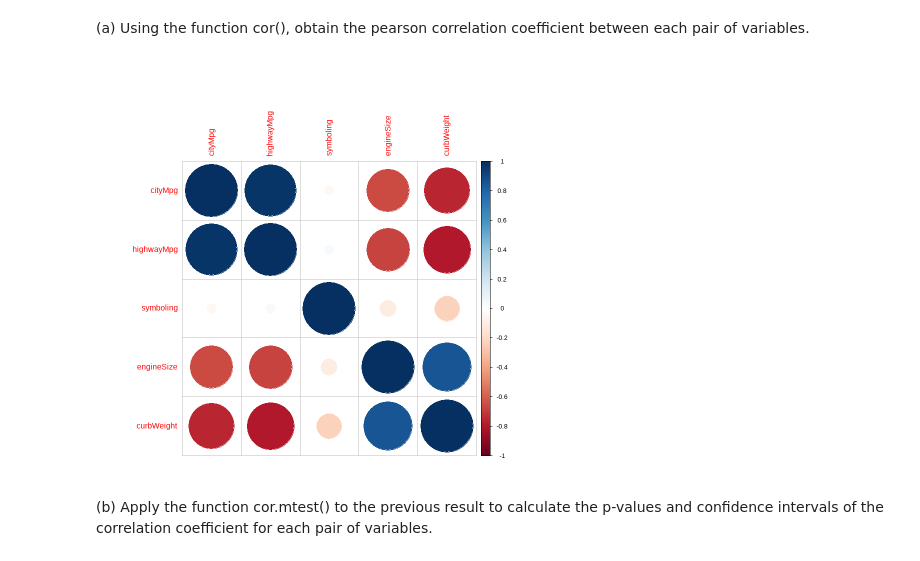
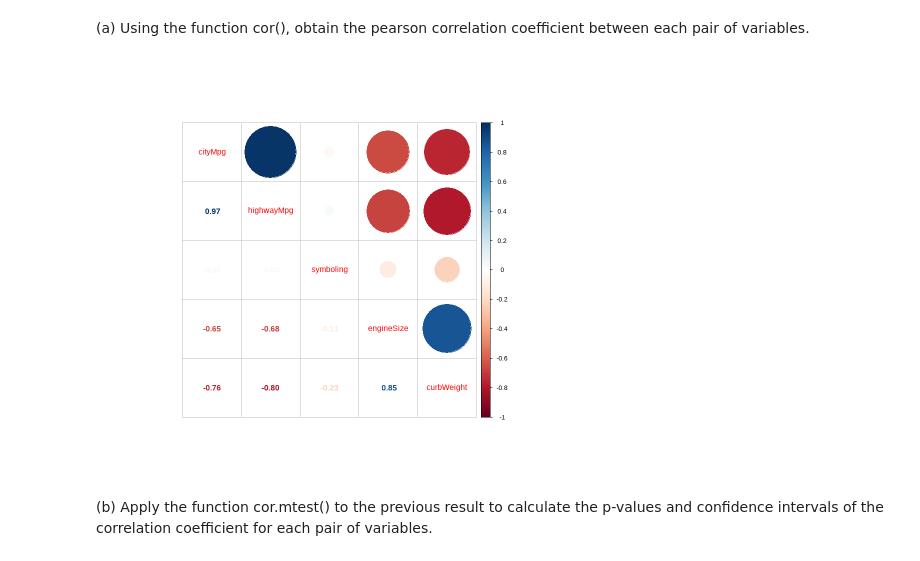
Before and after one commit to JHyel2015/handson_2023A, a Jupyter notebook: notebooks/02_DataQAR.ipynb, the cells around one changed output. Saved outputs shown, nothing was run; the diff lists cells and outputs as text; code cells hidden in the pictures.

```diff
--- a/notebooks/02_DataQAR.ipynb
+++ b/notebooks/02_DataQAR.ipynb
@@ -15,7 +12,7 @@ Skipping install of 'tidyimpute' from a github remote, the SHA1 (9e07748f) has n
 # %% [markdown]
 Load the carInsurance data set about the insurance risk rating of cars based on several characteristics of each car
 # %%
-data <- read.csv('../data/02_dataqa/imports-85.data', header=FALSE)
+data <- read.csv('../data/02_dataqa/carInsurance.data', header=FALSE)
 
 data[data == "?"] <- NA
 
@@ -289,16 +279,16 @@ corrplot 0.92 loaded
 # %%
 intCars <- carInsurance %>%
     select_if(is.integer)
 
 colint <- carInsurance %>%
     select_if(is.integer) %>%
     names()
 
-M <- cor(intCars)
+resMat <- cor(intCars)
 
-corrplot(M, order = 'AOE')
+corrplot.mixed(resMat, order = 'AOE')
 # %% [output]
-[figure, old version]
+[figure, new version]
 # %% [markdown]
 (b) Apply the function cor.mtest() to the previous result to calculate the p-values and confidence intervals of the correlation coefficient for each pair of variables.
 # %%
```
Also changed, not shown: parts of 11 cells of this notebook, 2 other files.
